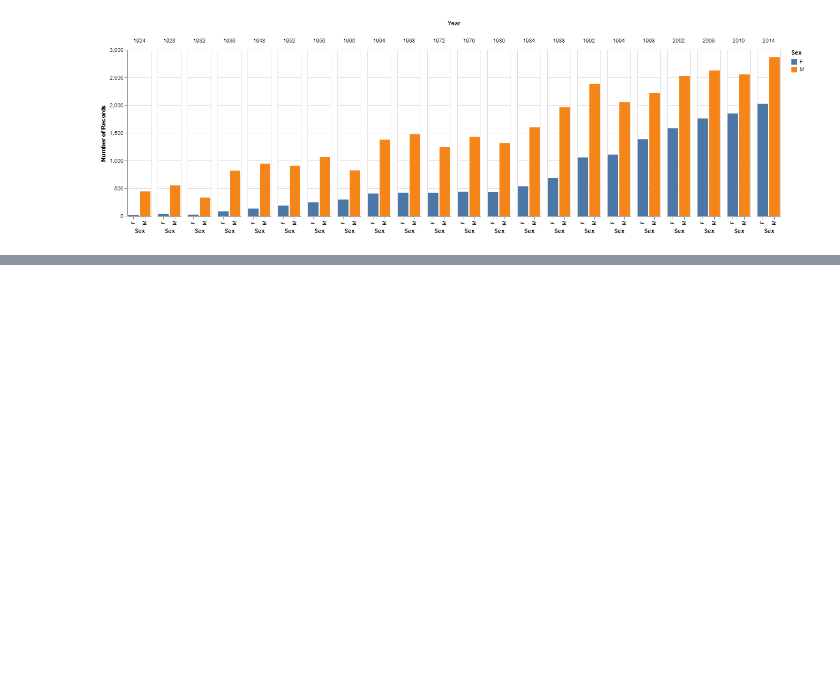
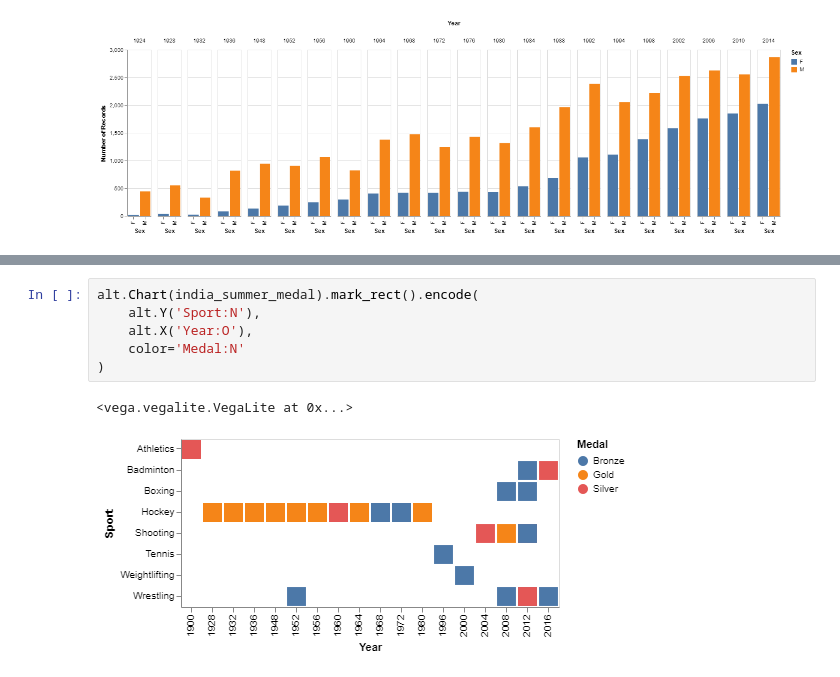
Before and after one commit to sarthakbatragatech/OlympicViz, a Jupyter notebook: OlympicViz.ipynb, the cells around one changed output, grey strips where cells are left out. Drawn from its saved outputs; the diff is of its cells as text; blank space fills up the shorter version.

```diff
--- a/OlympicViz.ipynb
+++ b/OlympicViz.ipynb
@@ -98,0 +137,9 @@ alt.Chart(winter_df).mark_bar().encode(
+# %%
+alt.Chart(india_summer_medal).mark_rect().encode(
+    alt.Y('Sport:N'),
+    alt.X('Year:O'),
+    color='Medal:N'
+)
+# %% [output]
+<vega.vegalite.VegaLite at 0x...>
+[figure, added]
```
Also changed, not shown: parts of 6 cells of this notebook.
